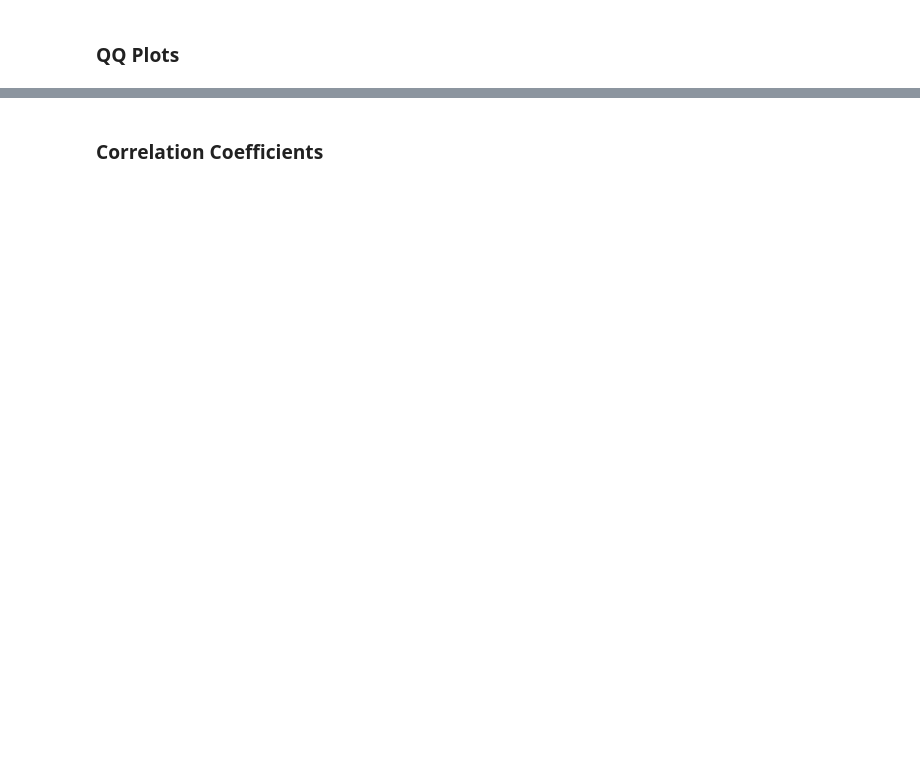
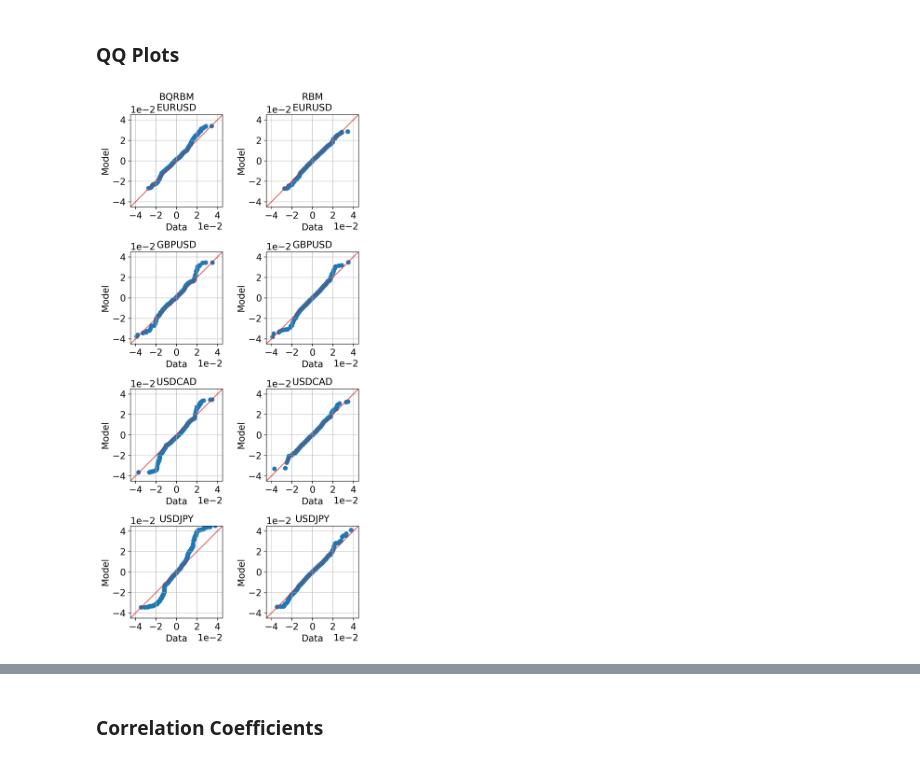
Before and after one commit to cameronperot/qbm-quant-finance, a Jupyter notebook: notebooks/qbm_log_returns.ipynb, the cells around one changed output, grey strips where cells are left out. Drawn from its saved outputs; the diff is of its cells as text; code cells hidden in the pictures; blank space fills up the shorter version.

```diff
--- a/notebooks/qbm_log_returns.ipynb
+++ b/notebooks/qbm_log_returns.ipynb
@@ -902,2 +889,21 @@ for i, samples in samples_ensemble.items():
 # %% [markdown]
 ### KL Divergences
+# %%
+rbm_artifacts_path = project_dir / "artifacts/BernoulliRBM_20211115_111609"
+rbm_data_path = rbm_artifacts_path / "results/data"
+tables_dir = project_dir / "latex/tables/qbm"
+if not tables_dir.exists():
+    tables_dir.mkdir(parents=True)
+
+
+def str_map(x, digits=2, factor=1):
+    return f"{x * factor:0.{digits}f}"
+
+
+def save_table(table, file_name):
+    with open(tables_dir / file_name, "w", encoding="utf-8") as f:
+        f.write(table + "\n")
+
+
+def textbf(x):
+    return "\\textbf{%s}" % x
@@ -933,2 +986,59 @@ time: 309 ms (started: 2022-03-14 14:00:44 +01:00)
 # %% [markdown]
 ### QQ Plots
+# %%
+def plot_qq_grid(data, sample, params):
+    """
+    Plots a 2x2 grid of QQ plots.
+
+    :param data: A dataframe of shape (n_sample, 4).
+    :param sample: A dataframe with matching column names to the data and the same shape.
+    :param params: Additional parameter dictionary for ax configuration, required keys are
+        ["xlims", "ylims", "xticks", "yticks"].
+
+    :returns: Matplotlib figure and axes.
+    """
+    fig, axs = plt.subplots(1, 2, figsize=(9, 9), dpi=300, tight_layout=True)
+    for column, ax in zip(data.columns, axs.flatten()):
+        plot_qq(ax, data[column], sample[column], column, params)
+
+    plt.tight_layout()
+
+    return fig, axs
+
+
+qq_plot_params = {
+    "title": "test",
+    "xlims": (-0.045, 0.045),
+    "ylims": (-0.045, 0.045),
+    "xticks": np.linspace(-0.04, 0.04, 5),
+    "yticks": np.linspace(-0.04, 0.04, 5),
+}
+fig, axs = plt.subplots(4, 2, figsize=(6, 12), dpi=300)
+matplotlib.rcParams.update({"font.size": 12})
+samples_bqrbm_ = samples_ensemble[1]
+samples_rbm_ = load_artifact(rbm_artifacts_path / f"samples_ensemble/{1:03}.pkl")
+samples_qq = [samples_bqrbm_, samples_rbm_]
+for j, samples_ in enumerate(samples_qq):
+    if j == 0:
+        title = "BQRBM"
+    else:
+        title = "RBM"
+    for i, column in enumerate(log_returns.columns):
+        if i == 0:
+            title += f"\n{column}"
+        else:
+            title = column
+        plot_qq(
+            axs[i, j],
+            log_returns[column],
+            samples_[column][: len(log_returns[column])],
+            title,
+            qq_plot_params,
+        )
+        axs[i, j].ticklabel_format(axis="x", style="sci", scilimits=(0, 0))
+        axs[i, j].ticklabel_format(axis="y", style="sci", scilimits=(0, 0))
+
+plt.tight_layout()
+plt.savefig(plots_dir / "qq.png")
+# %% [output]
+[figure, added]
```
Also changed, not shown: parts of 28 cells of this notebook, 10 other files.
